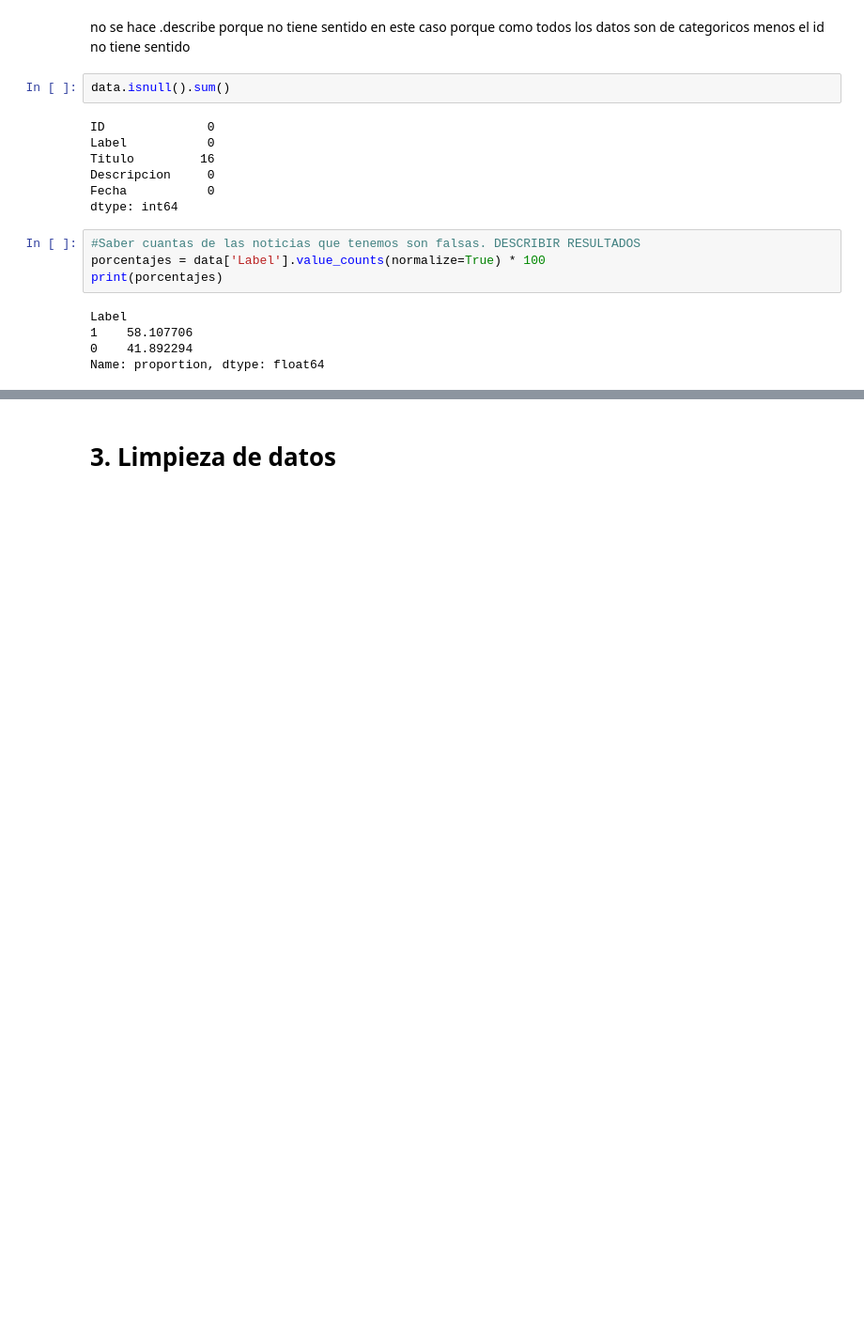
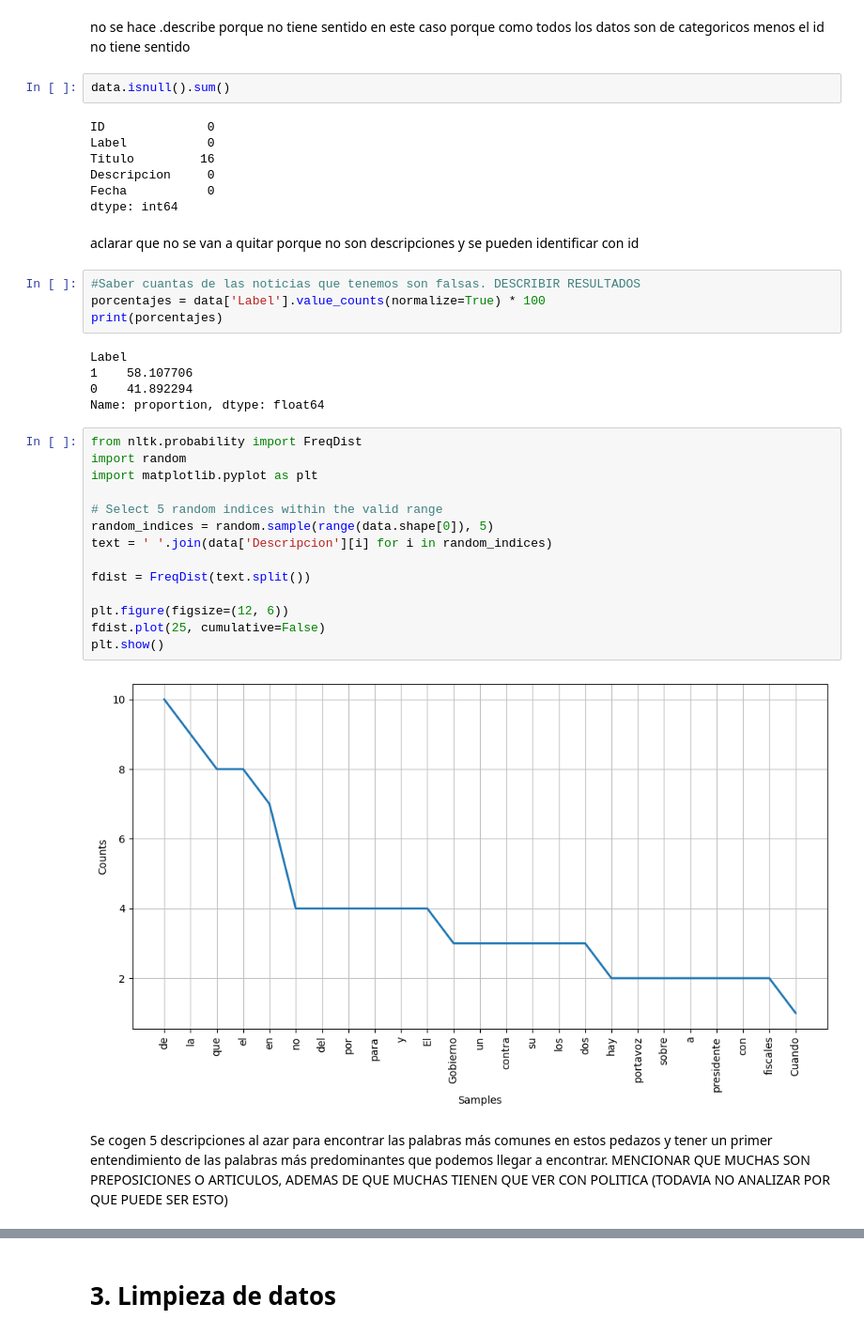
Before and after one commit to Paulina-A-V/Proyecto-1-BI, a Jupyter notebook: classification.ipynb, the cells around one changed output, grey strips where cells are left out. Shown at 94% size. Cells and saved outputs as stored; diff of their text form; blank space fills up the shorter version.

Commit message:
Entendimiento

```diff
--- a/classification.ipynb
+++ b/classification.ipynb
@@ -84,6 +84,8 @@ Titulo         16
 Descripcion     0
 Fecha           0
 dtype: int64
+# %% [markdown]
+aclarar que no se van a quitar porque no son descripciones y se pueden identificar con id
 # %%
 #Saber cuantas de las noticias que tenemos son falsas. DESCRIBIR RESULTADOS
 porcentajes = data['Label'].value_counts(normalize=True) * 100
@@ -93,3 +95,21 @@ Label
 1    58.107706
 0    41.892294
 Name: proportion, dtype: float64
+# %%
+from nltk.probability import FreqDist
+import random
+import matplotlib.pyplot as plt
+
+# Select 5 random indices within the valid range
+random_indices = random.sample(range(data.shape[0]), 5)
+text = ' '.join(data['Descripcion'][i] for i in random_indices)
+
+fdist = FreqDist(text.split())
+
+plt.figure(figsize=(12, 6))
+fdist.plot(25, cumulative=False)
+plt.show()
+# %% [output]
+[figure, added]
+# %% [markdown]
+Se cogen 5 descripciones al azar para encontrar las palabras más comunes en estos pedazos y tener un primer entendimiento de las palabras más predominantes que podemos llegar a encontrar. MENCIONAR QUE MUCHAS SON PREPOSICIONES O ARTICULOS, ADEMAS DE QUE MUCHAS TIENEN QUE VER CON POLITICA (TODAVIA NO ANALIZAR POR QUE PUEDE SER ESTO)
```
Also changed, not shown: parts of 7 cells of this notebook.
